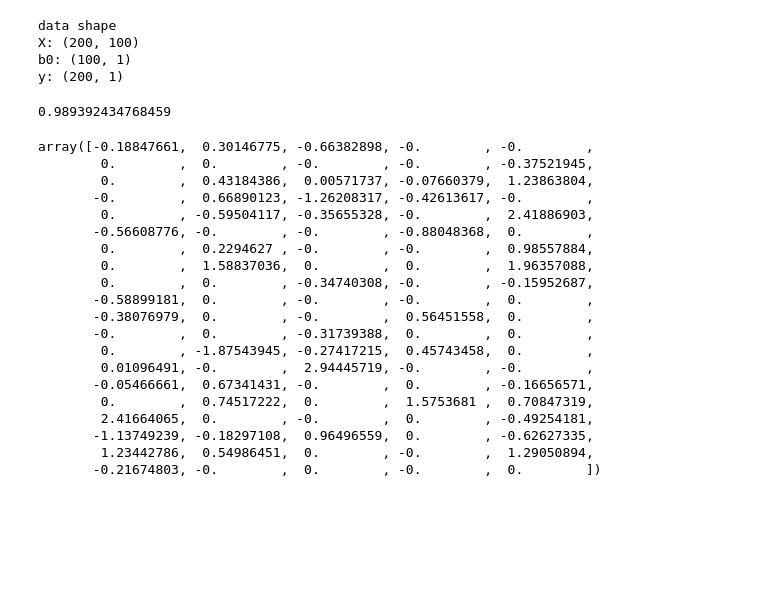
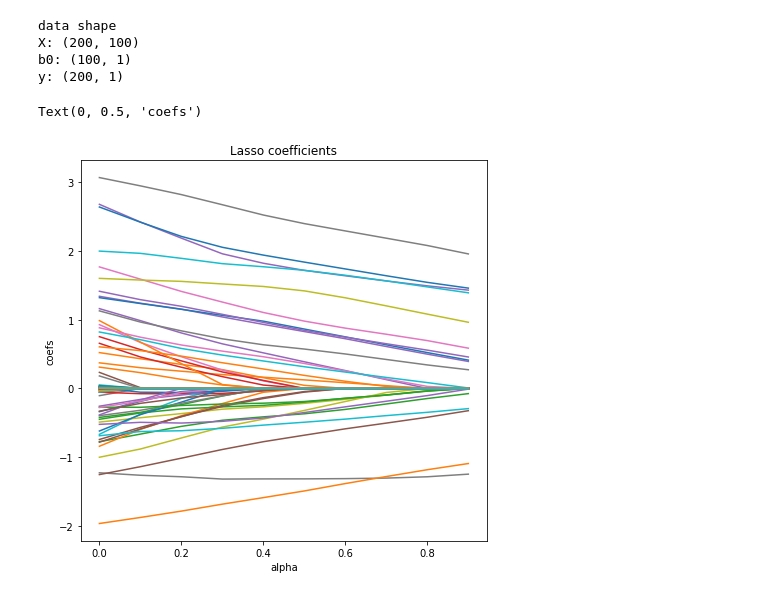
Before and after one commit to k-sukhantharat/bads7603-Optimization, a Jupyter notebook: hw7_regularization/hw7_lasso.ipynb, the cells around one changed output. Cells and saved outputs as stored; diff of their text form; code cells hidden in the pictures; blank space fills up the shorter version.

Commit message:
hw7 - plot

```diff
--- a/hw7_regularization/hw7_lasso.ipynb
+++ b/hw7_regularization/hw7_lasso.ipynb
@@ -25,32 +26,22 @@ data shape
 X: (200, 100)
 b0: (100, 1)
 y: (200, 1)
-# %%
-reg = linear_model.Lasso(alpha=0.1, fit_intercept=False)
-reg.fit(X, y)
-reg.score(X,y)
-# %% [output]
-0.989392434768459
-# %%
-reg.coef_
-# %% [output]
-array([-0.18847661,  0.30146775, -0.66382898, -0.        , -0.        ,
-        0.        ,  0.        , -0.        , -0.        , -0.37521945,
-        0.        ,  0.43184386,  0.00571737, -0.07660379,  1.23863804,
-       -0.        ,  0.66890123, -1.26208317, -0.42613617, -0.        ,
-        0.        , -0.59504117, -0.35655328, -0.        ,  2.41886903,
-       -0.56608776, -0.        , -0.        , -0.88048368,  0.        ,
-        0.        ,  0.2294627 , -0.        , -0.        ,  0.98557884,
-        0.        ,  1.58837036,  0.        ,  0.        ,  1.96357088,
-        0.        ,  0.        , -0.34740308, -0.        , -0.15952687,
-       -0.58899181,  0.        , -0.        , -0.        ,  0.        ,
-       -0.38076979,  0.        , -0.        ,  0.56451558,  0.        ,
-       -0.        ,  0.        , -0.31739388,  0.        ,  0.        ,
-        0.        , -1.87543945, -0.27417215,  0.45743458,  0.        ,
-        0.01096491, -0.        ,  2.94445719, -0.        , -0.        ,
-       -0.05466661,  0.67341431, -0.        ,  0.        , -0.16656571,
-        0.        ,  0.74517222,  0.        ,  1.5753681 ,  0.70847319,
-        2.41664065,  0.        , -0.        ,  0.        , -0.49254181,
-       -1.13749239, -0.18297108,  0.96496559,  0.        , -0.62627335,
-        1.23442786,  0.54986451,  0.        , -0.        ,  1.29050894,
-       -0.21674803, -0.        ,  0.        , -0.        ,  0.        ])
+# %%
+# Build Lasso for 200 values of alpha and write the coefficients into array
+alphasLasso = np.arange (0, 1, 0.1)
+coefsLasso = []
+for i in range (alphasLasso.shape[0]):
+    lasso = linear_model.Lasso(alpha=alphasLasso[i], fit_intercept=False)
+    lasso.fit(X, y)
+    coefsLasso.append(lasso.coef_)
+
+# Build Lasso coefficient plots
+plt.figure(figsize = (16,7))
+plt.subplot(121)
+plt.plot(alphasLasso, coefsLasso)
+plt.title('Lasso coefficients')
+plt.xlabel('alpha')
+plt.ylabel('coefs')
+# %% [output]
+Text(0, 0.5, 'coefs')
+[figure, added]
```
Also changed, not shown: parts of 1 cell of this notebook.
